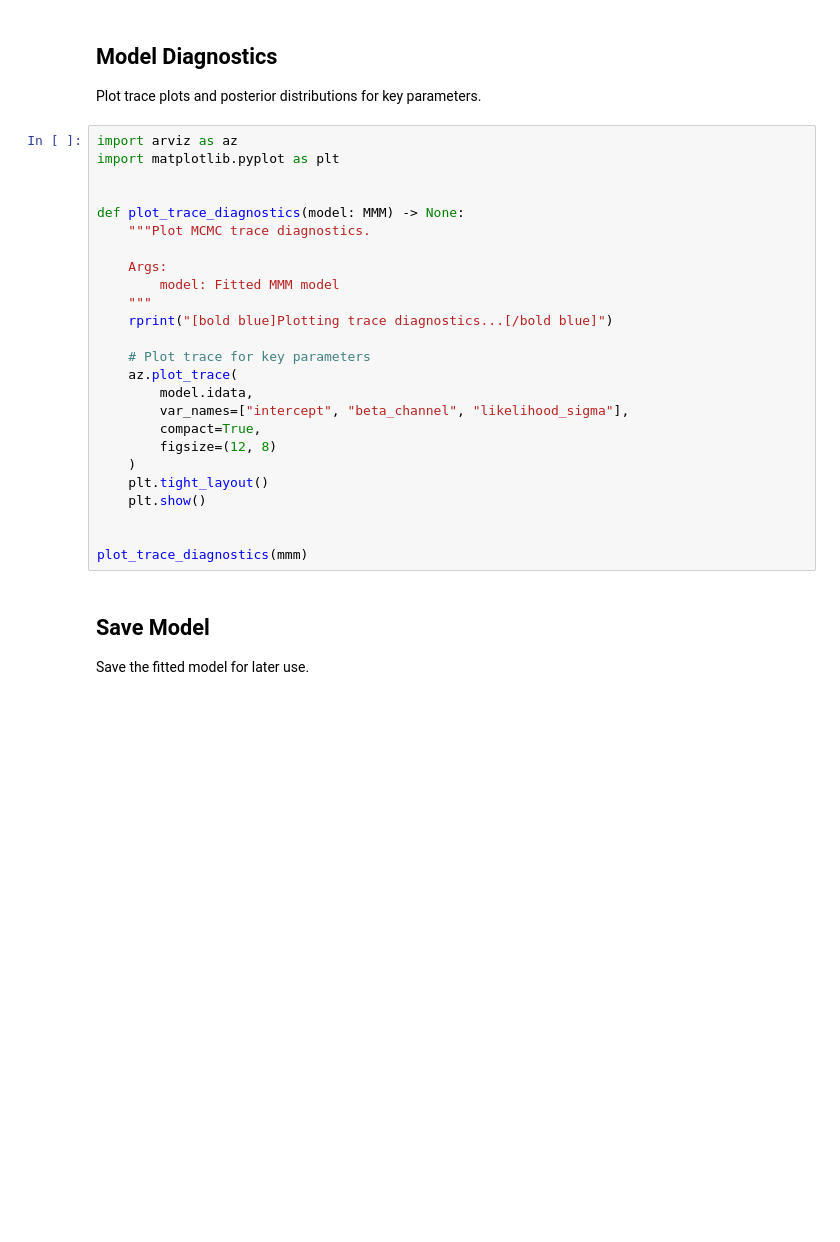
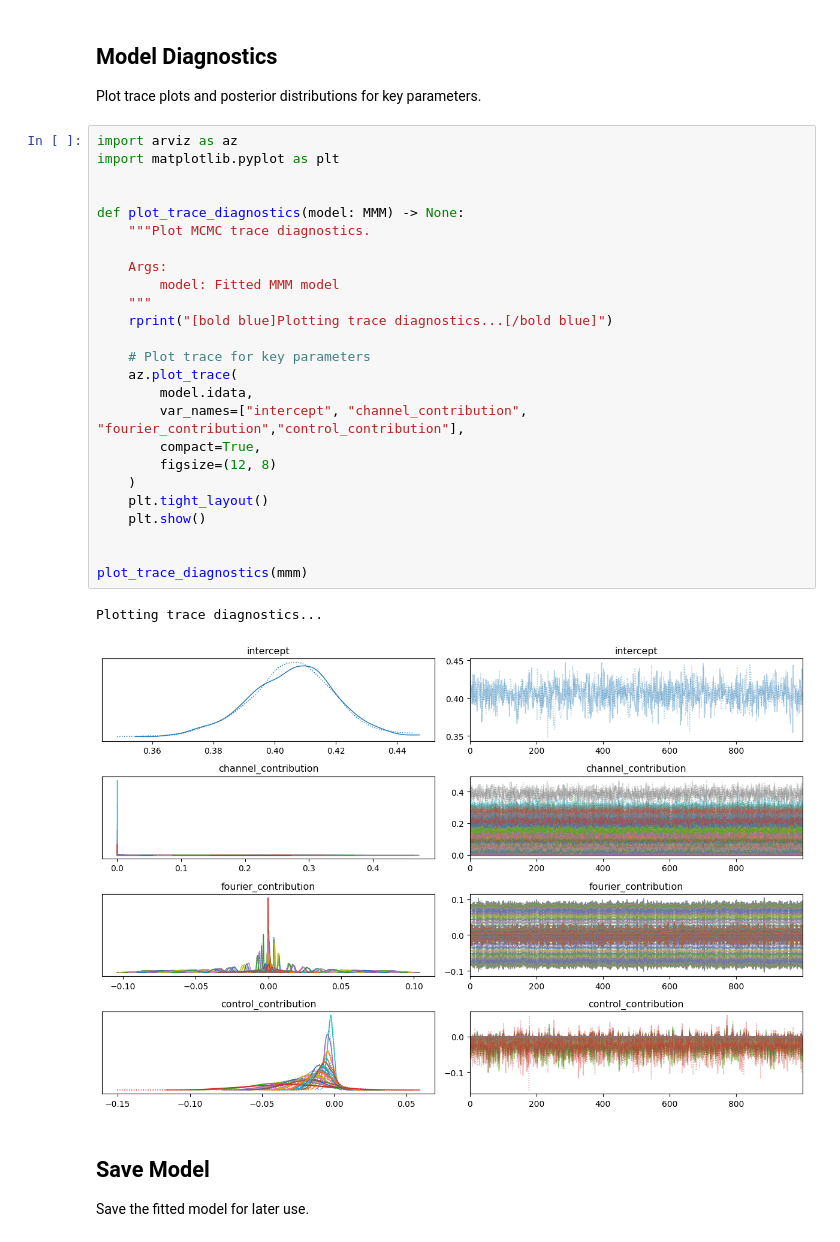
Before and after one commit to lfiaschi/advanced-pymc-marketing-examples, a Jupyter notebook: notebooks/01_minimal_mmm_example.ipynb, the cells around one changed output. Cells and saved outputs as stored; diff of their text form; blank space fills up the shorter version.

```diff
--- a/notebooks/01_minimal_mmm_example.ipynb
+++ b/notebooks/01_minimal_mmm_example.ipynb
@@ -349,28 +446,31 @@ Plot trace plots and posterior distributions for key parameters.
 # %%
 import arviz as az
 import matplotlib.pyplot as plt
 
 
 def plot_trace_diagnostics(model: MMM) -> None:
     """Plot MCMC trace diagnostics.
 
     Args:
         model: Fitted MMM model
     """
     rprint("[bold blue]Plotting trace diagnostics...[/bold blue]")
 
     # Plot trace for key parameters
     az.plot_trace(
         model.idata,
-        var_names=["intercept", "beta_channel", "likelihood_sigma"],
+        var_names=["intercept", "channel_contribution", "fourier_contribution","control_contribution"],
         compact=True,
         figsize=(12, 8)
     )
     plt.tight_layout()
     plt.show()
 
 
 plot_trace_diagnostics(mmm)
+# %% [output]
+Plotting trace diagnostics...
+[figure, added]
 # %% [markdown]
 ## Save Model
 
```
Also changed, not shown: parts of 9 cells of this notebook.
